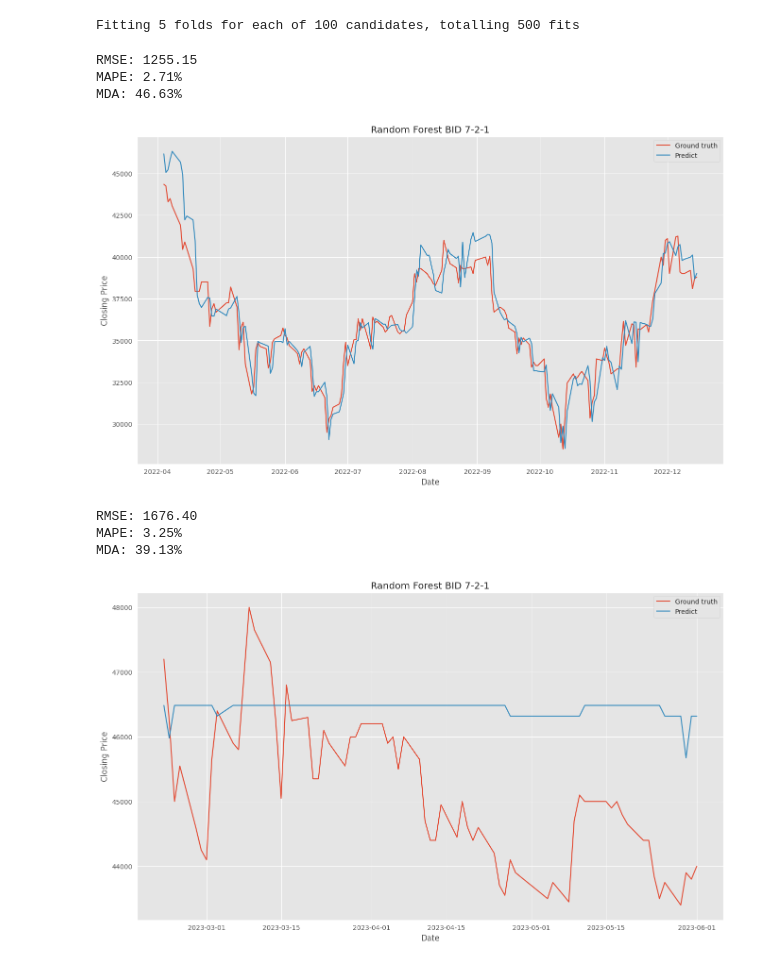
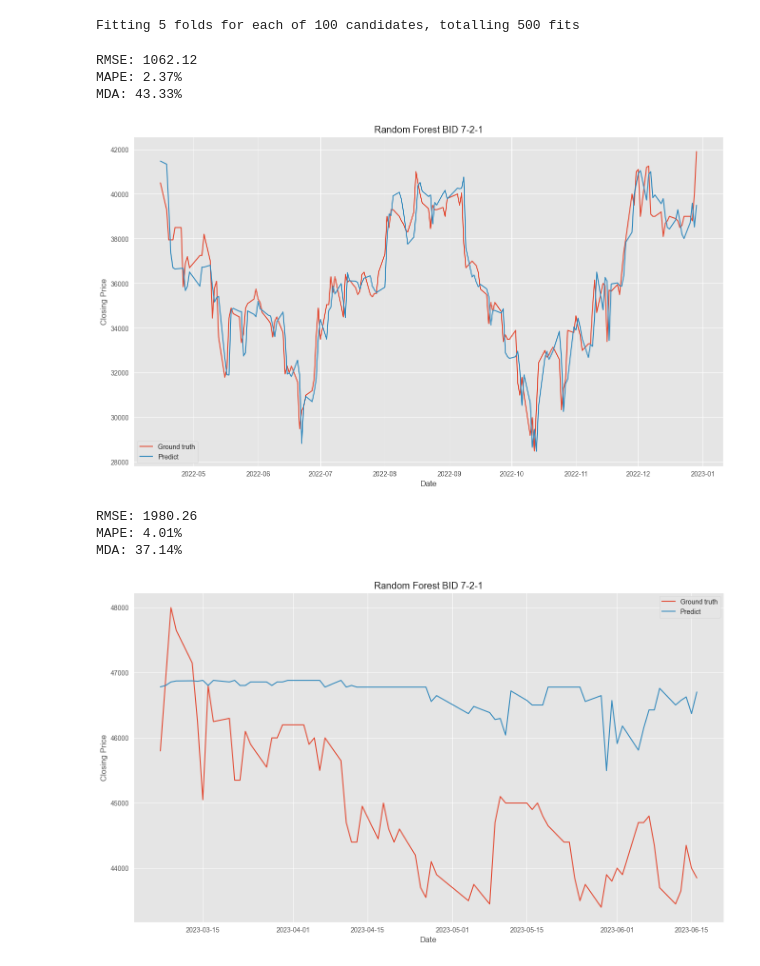
Before and after one commit to giahuy2610/IS403.N21.HTTT_Nhom10, a Jupyter notebook: RandomForest/BID/IS403_RF_MODEL_BID_721_03062023.ipynb, the cells around one changed output. Cells and saved outputs as stored; diff of their text form; code cells hidden in the pictures.

```diff
--- a/RandomForest/BID/IS403_RF_MODEL_BID_721_03062023.ipynb
+++ b/RandomForest/BID/IS403_RF_MODEL_BID_721_03062023.ipynb
@@ -220,5 +220,5 @@ def data_preprocessing(data_src, train_ratio, test_ratio, time_step, model_name)
 
   model =  random_forest_fit(X_train, y_train,X_test, y_test,X_val, y_val, time_step, scaler, train_data_df, test_data_df, val_data_df, model_name)
 # %%
-data_preprocessing('/content/BID Historical Data.csv', 0.7, 0.2, 40, "Random Forest BID 7-2-1")
+data_preprocessing('BID-Historical-Data.csv', 0.7, 0.2, 40, "Random Forest BID 7-2-1")
 # %% [output]
@@ -226,9 +226,9 @@ data_preprocessing('/content/BID Historical Data.csv', 0.7, 0.2, 40, "Random For
 Fitting 5 folds for each of 100 candidates, totalling 500 fits
-RMSE: 1255.15
-MAPE: 2.71%
-MDA: 46.63%
+RMSE: 1062.12
+MAPE: 2.37%
+MDA: 43.33%
-[figure, old version]
+[figure, new version]
-RMSE: 1676.40
-MAPE: 3.25%
-MDA: 39.13%
+RMSE: 1980.26
+MAPE: 4.01%
+MDA: 37.14%
-[figure, old version]
+[figure, new version]
```
Also changed, not shown: parts of 2 cells of this notebook, 50 other files.
